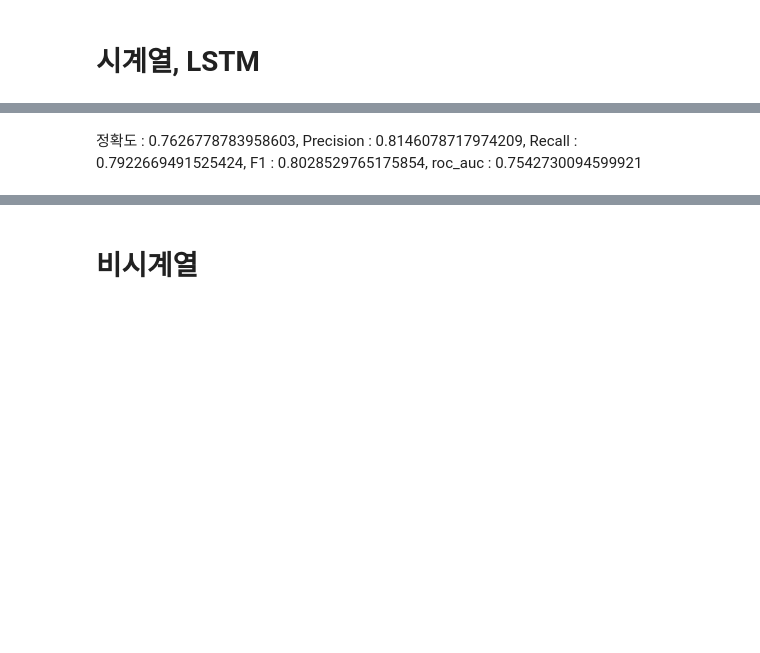
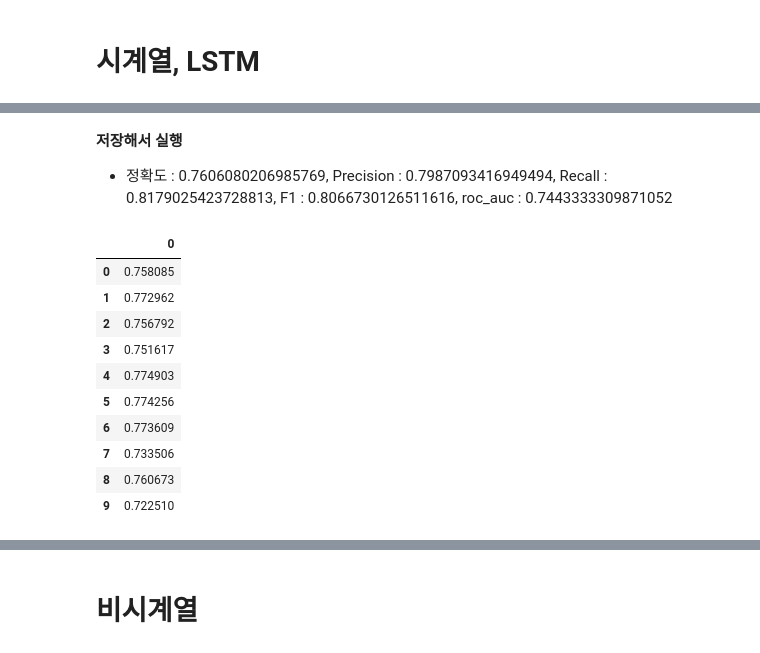
Before and after one commit to suhyun-guri/DSML_Research, a Jupyter notebook: 한국정보과학회/Result1. 정확도 비교.ipynb, the cells around one changed output, grey strips where cells are left out. Drawn from its saved outputs; the diff is of its cells as text; code cells hidden in the pictures; blank space fills up the shorter version.

```diff
--- a/한국정보과학회/Result1. 정확도 비교.ipynb
+++ b/한국정보과학회/Result1. 정확도 비교.ipynb
@@ -136,2 +156,3 @@ Epoch 00022: early stopping
 # %% [markdown]
-정확도 : 0.7626778783958603, Precision : 0.8146078717974209, Recall : 0.7922669491525424, F1 : 0.8028529765175854, roc_auc : 0.7542730094599921
+**저장해서 실행**
+- 정확도 : 0.7606080206985769, Precision : 0.7987093416949494, Recall : 0.8179025423728813, F1 : 0.8066730126511616, roc_auc : 0.7443333309871052
@@ -137,0 +161,14 @@ Epoch 00022: early stopping
+# %%
+df
+# %% [output]
+|  | 0 |
+| 0 | 0.758085 |
+| 1 | 0.772962 |
+| 2 | 0.756792 |
+| 3 | 0.751617 |
+| 4 | 0.774903 |
+| 5 | 0.774256 |
+| 6 | 0.773609 |
+| 7 | 0.733506 |
+| 8 | 0.760673 |
+| 9 | 0.722510 |
```
Also changed, not shown: parts of 18 cells of this notebook.
